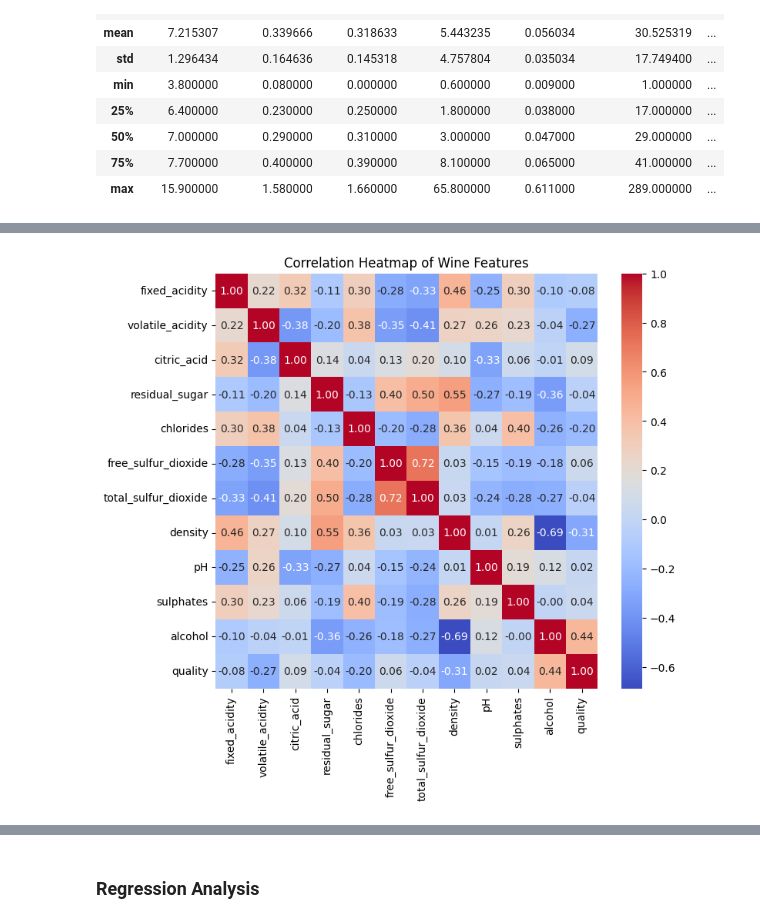
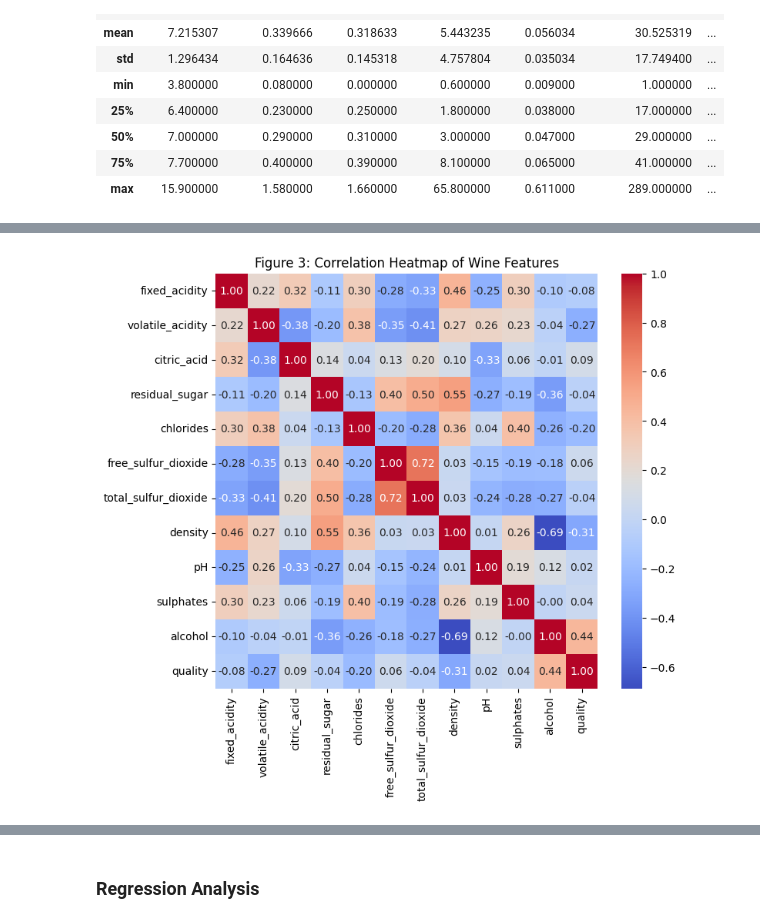
Before and after one commit to UBC-DSCI-310-2025W2/dsci-310-group-03, a Jupyter notebook: notebooks/wine_quality_prediction.ipynb, the cells around one changed output, grey strips where cells are left out. Saved outputs shown, nothing was run; the diff lists cells and outputs as text; code cells hidden in the pictures.

```diff
--- a/notebooks/wine_quality_prediction.ipynb
+++ b/notebooks/wine_quality_prediction.ipynb
@@ -174,7 +192,9 @@ Standard Deviation of Wine Quality: 0.8732552715311248
 # %%
+import seaborn as sns
+
 plt.figure(figsize=(8, 7))
 sns.heatmap(wine_df.corr(), annot=True, fmt=".2f", cmap='coolwarm')
-plt.title('Correlation Heatmap of Wine Features')
+plt.title('Figure 3: Correlation Heatmap of Wine Features')
 plt.show()
 # %% [output]
-[figure, old version]
+[figure, new version]
```
Also changed, not shown: parts of 21 cells of this notebook.
